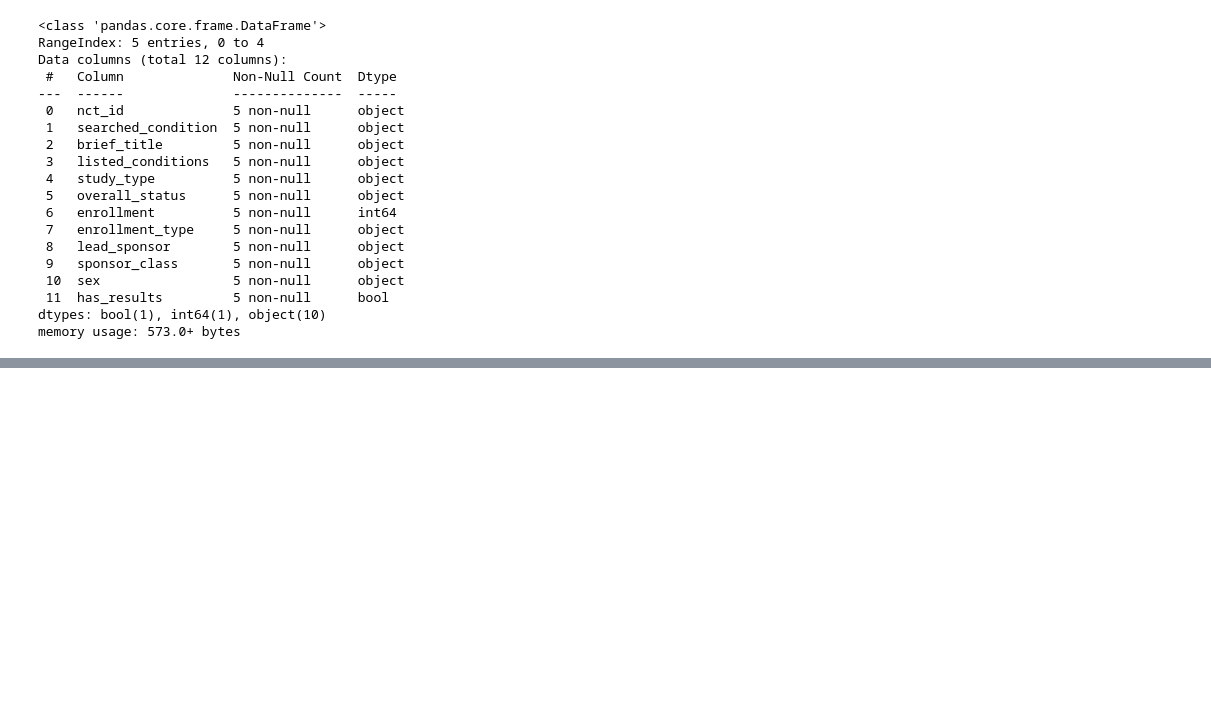
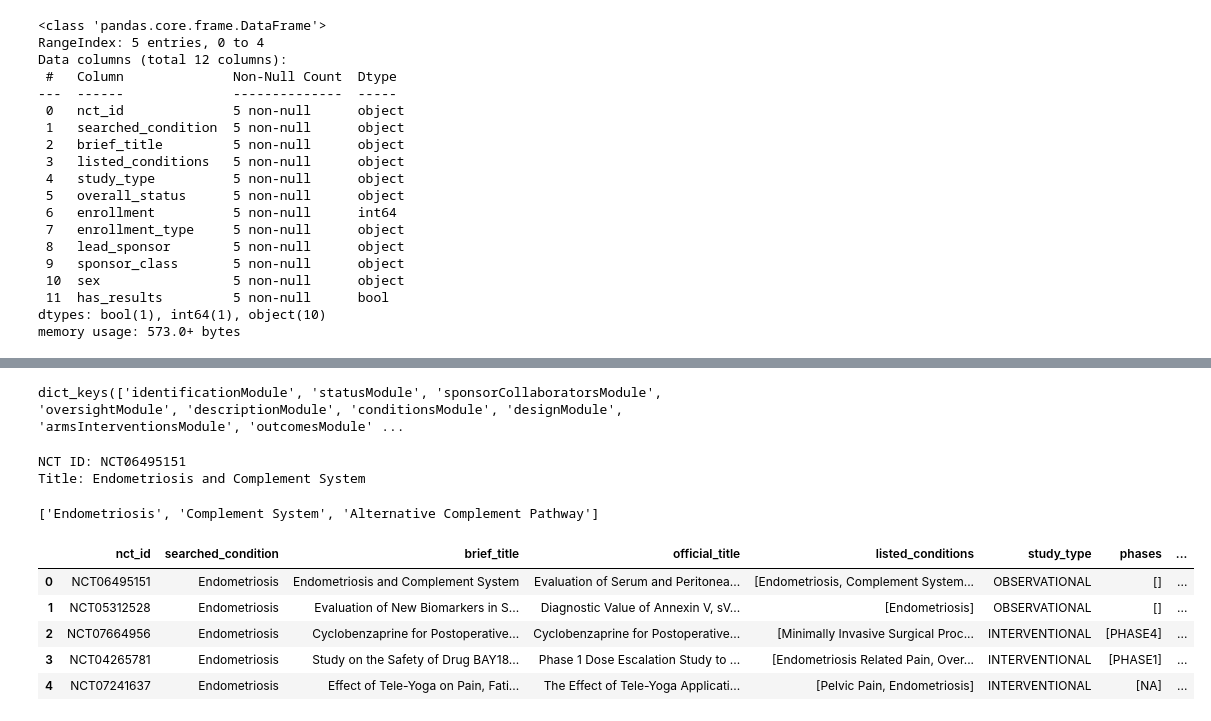
Before and after one commit to zhaniyajj/womens-health-research-gap-explorer, a Jupyter notebook: notebooks/data_collection.ipynb, the cells around one changed output, grey strips where cells are left out. Cells and saved outputs as stored; diff of their text form; code cells hidden in the pictures; blank space fills up the shorter version.

Commit message:
data collection functions 4 clinicaltrials.gov

```diff
--- a/notebooks/data_collection.ipynb
+++ b/notebooks/data_collection.ipynb
@@ -162,0 +173,4 @@ sample_df.to_csv(
+# %%
+first_study = data["studies"][0]
+
+first_study
@@ -162,0 +195,20 @@ sample_df.to_csv(
+# %%
+protocol = first_study["protocolSection"]
+
+protocol.keys()
+# %% [output]
+dict_keys(['identificationModule', 'statusModule', 'sponsorCollaboratorsModule', 'oversightModule', 'descriptionModule', 'conditionsModule', 'designModule', 'armsInterventionsModule', 'outcomesModule' ...
+# %%
+identification = protocol["identificationModule"]
+
+print("NCT ID:", identification["nctId"])
+print("Title:", identification["briefTitle"])
+# %% [output]
+NCT ID: NCT06495151
+Title: Endometriosis and Complement System
+# %%
+conditions = protocol.get("conditionsModule", {}).get("conditions", [])
+
+conditions
+# %% [output]
+['Endometriosis', 'Complement System', 'Alternative Complement Pathway']
@@ -162,0 +254,19 @@ sample_df.to_csv(
+# %%
+records = [
+    extract_study_info(
+        study=study,
+        searched_condition="Endometriosis"
+    )
+    for study in data["studies"]
+]
+
+sample_df = pd.DataFrame(records)
+
+sample_df
+# %% [output]
+|  | nct_id | searched_condition | brief_title | official_title | listed_conditions | study_type | phases | ... |
+| 0 | NCT06495151 | Endometriosis | Endometriosis and Complement System | Evaluation of Serum and Peritonea... | [Endometriosis, Complement System... | OBSERVATIONAL | [] | ... |
+| 1 | NCT05312528 | Endometriosis | Evaluation of New Biomarkers in S... | Diagnostic Value of Annexin V, sV... | [Endometriosis] | OBSERVATIONAL | [] | ... |
+| 2 | NCT07664956 | Endometriosis | Cyclobenzaprine for Postoperative... | Cyclobenzaprine for Postoperative... | [Minimally Invasive Surgical Proc... | INTERVENTIONAL | [PHASE4] | ... |
+| 3 | NCT04265781 | Endometriosis | Study on the Safety of Drug BAY18... | Phase 1 Dose Escalation Study to ... | [Endometriosis Related Pain, Over... | INTERVENTIONAL | [PHASE1] | ... |
+| 4 | NCT07241637 | Endometriosis | Effect of Tele-Yoga on Pain, Fati... | The Effect of Tele-Yoga Applicati... | [Pelvic Pain, Endometriosis] | INTERVENTIONAL | [NA] | ... |
```
Also changed, not shown: parts of 25 cells of this notebook, 2 other files.
